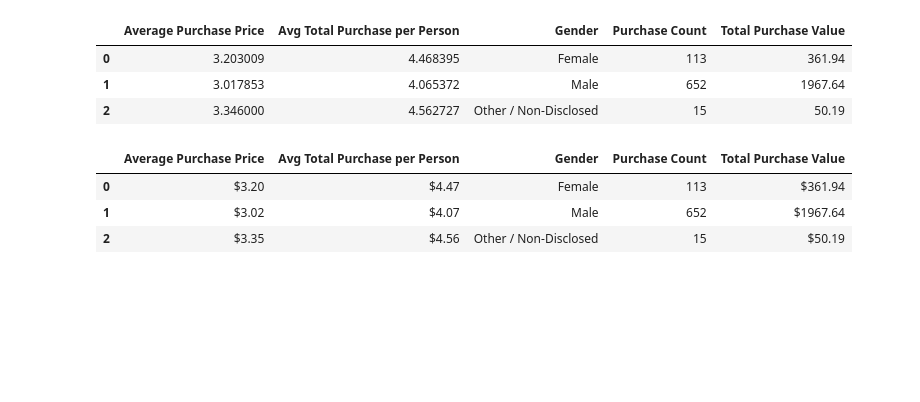
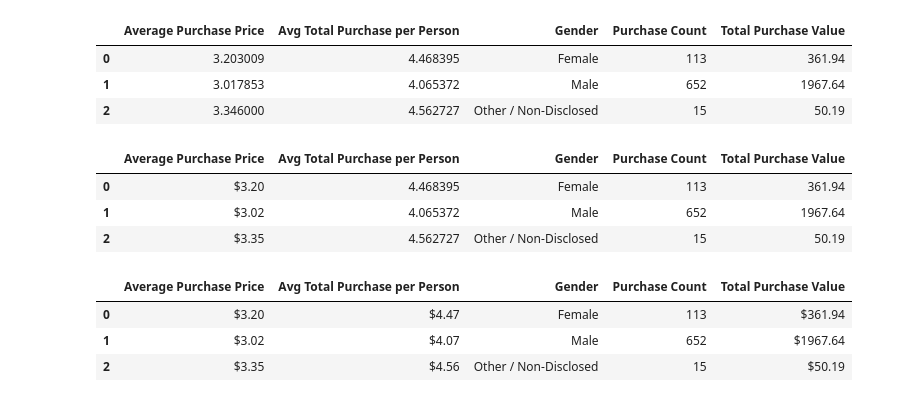
Before and after one commit to penghit/Coursera_Applied_Data_Science_Capstone, a Jupyter notebook: Panda_HeroesOfPymoli.ipynb, the cells around one changed output. Saved outputs shown, nothing was run; the diff lists cells and outputs as text; code cells hidden in the pictures; blank space fills up the shorter version.

```diff
--- a/Panda_HeroesOfPymoli.ipynb
+++ b/Panda_HeroesOfPymoli.ipynb
@@ -180,6 +180,15 @@ purchase_gender_df
 | 0 | 3.203009 | 4.468395 | Female | 113 | 361.94 |
 | 1 | 3.017853 | 4.065372 | Male | 652 | 1967.64 |
 | 2 | 3.346000 | 4.562727 | Other / Non-Disclosed | 15 | 50.19 |
+# %%
+purchase_gender_df["Average Purchase Price"]=purchase_gender_df["Average Purchase Price"].map("${:.2f}".format)
+# %%
+purchase_gender_df
+# %% [output]
+|  | Average Purchase Price | Avg Total Purchase per Person | Gender | Purchase Count | Total Purchase Value |
+| 0 | $3.20 | 4.468395 | Female | 113 | 361.94 |
+| 1 | $3.02 | 4.065372 | Male | 652 | 1967.64 |
+| 2 | $3.35 | 4.562727 | Other / Non-Disclosed | 15 | 50.19 |
 # %%
 
 count= purchase_data.groupby('Gender')['Item Name'].count().values.tolist()
```
